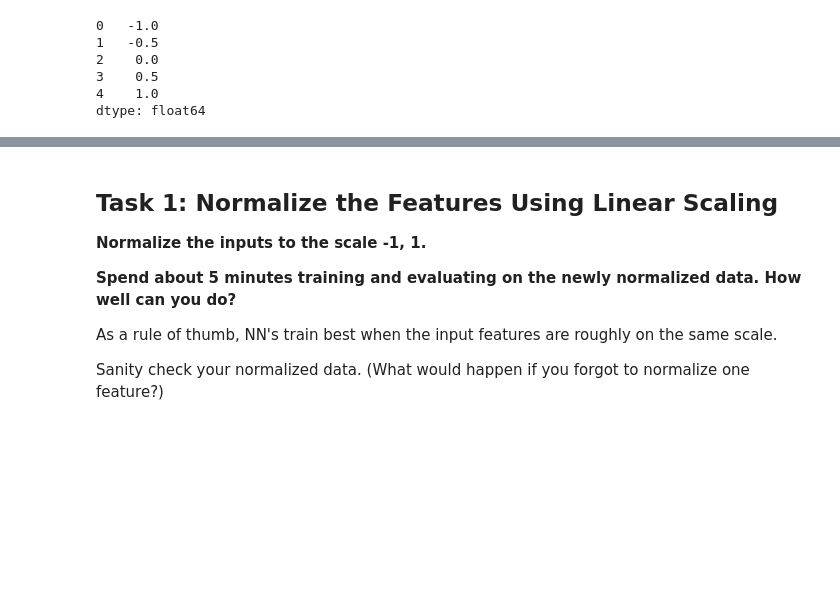
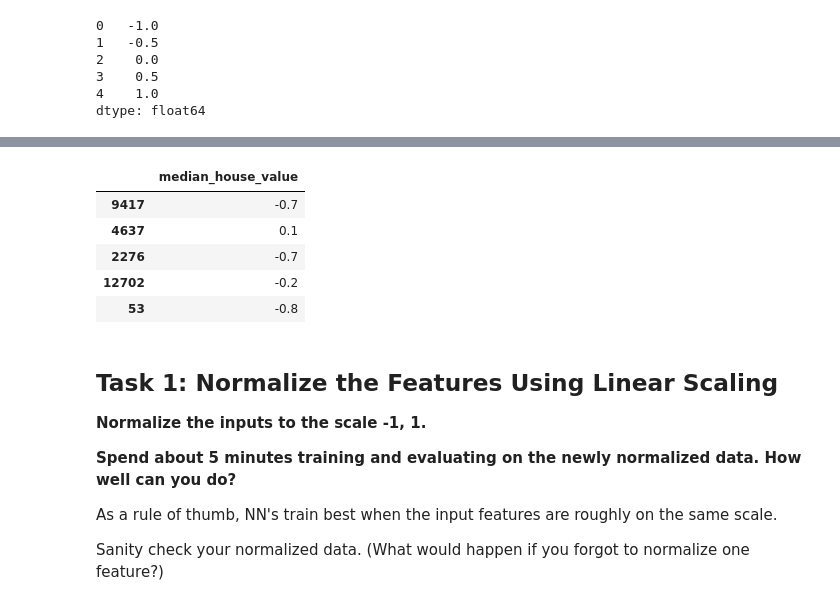
Before and after one commit to tenvol/tsf00, a Jupyter notebook: improving_neural_net_performance.ipynb, the cells around one changed output, grey strips where cells are left out. Saved outputs shown, nothing was run; the diff lists cells and outputs as text; code cells hidden in the pictures; blank space fills up the shorter version.

```diff
--- a/improving_neural_net_performance.ipynb
+++ b/improving_neural_net_performance.ipynb
@@ -382,3 +428,14 @@ dtype: float64
+# %%
+vt = pd.DataFrame(linear_scale(validation_targets['median_house_value']))
+# %%
+vt.head()
+# %% [output]
+|  | median_house_value |
+| 9417 | -0.7 |
+| 4637 | 0.1 |
+| 2276 | -0.7 |
+| 12702 | -0.2 |
+| 53 | -0.8 |
 # %% [markdown]
 ## Task 1: Normalize the Features Using Linear Scaling
 
```
Also changed, not shown: parts of 9 cells of this notebook.
